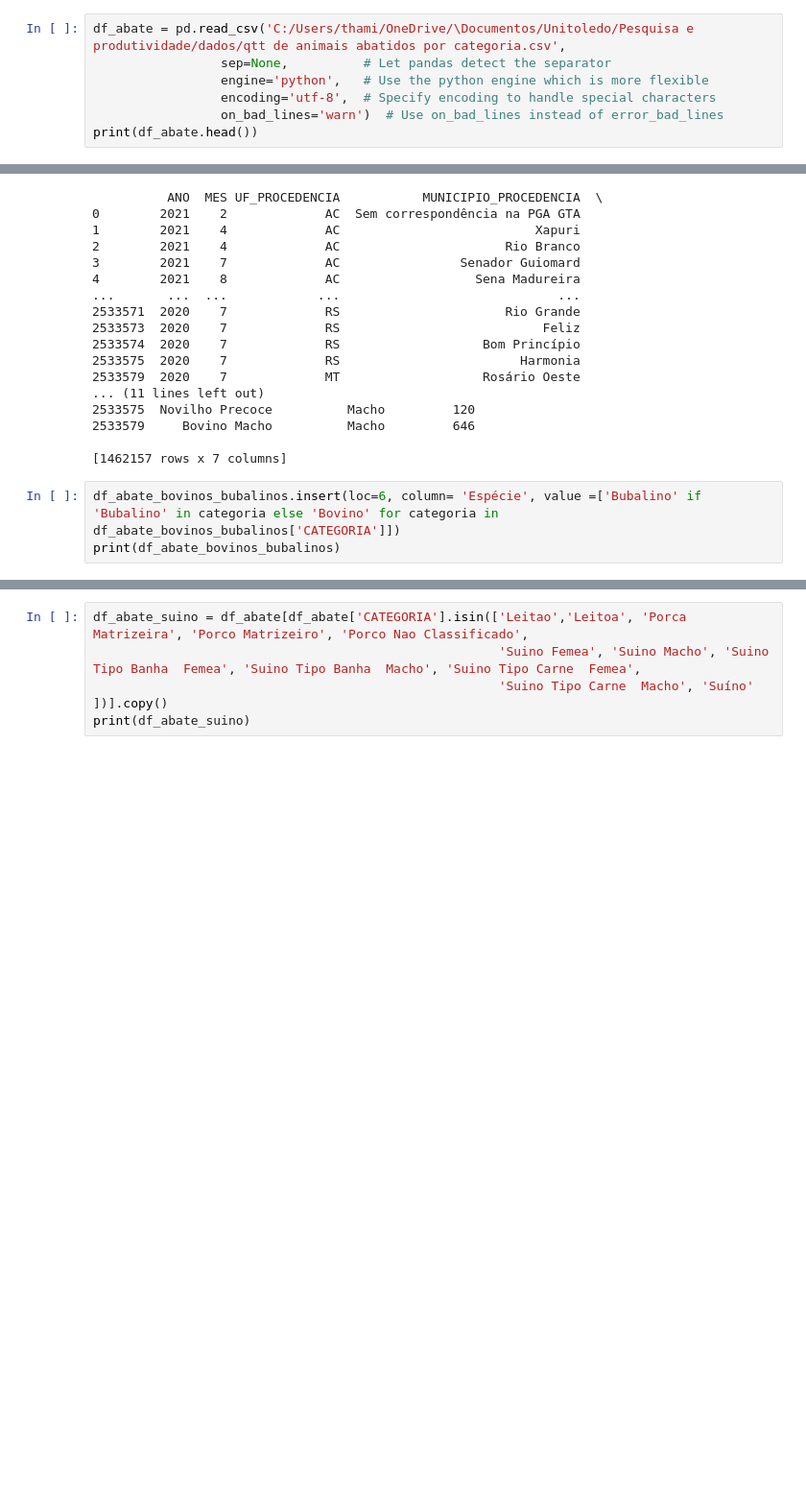
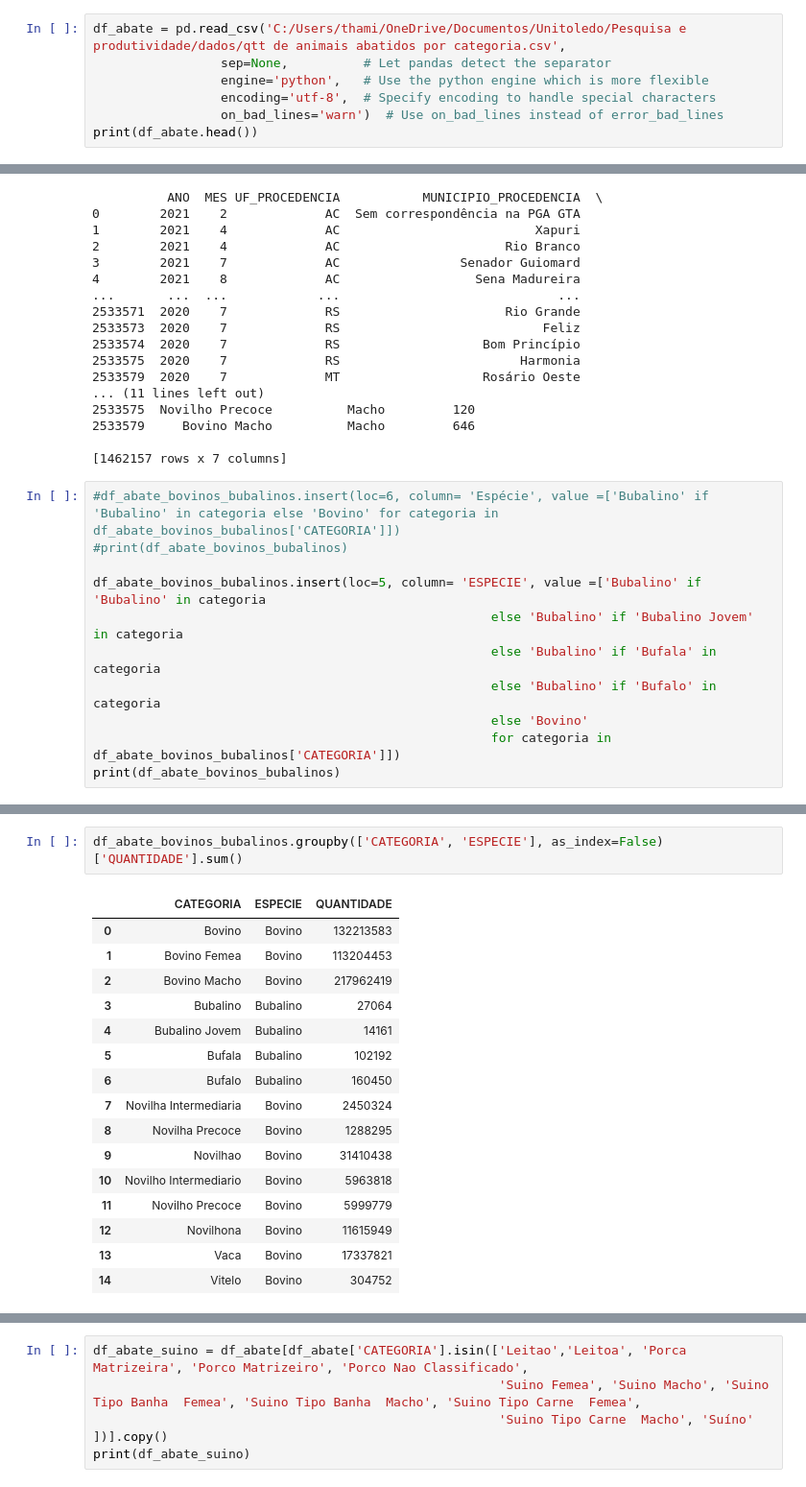
Before and after one commit to Naiasha/Project-data-disease-animal, a Jupyter notebook: Tratamento dos dados/analise_abate.ipynb, the cells around one changed output, grey strips where cells are left out. Shown at 96% size. Drawn from its saved outputs; the diff is of its cells as text; blank space fills up the shorter version.

```diff
--- a/Tratamento dos dados/analise_abate.ipynb
+++ b/Tratamento dos dados/analise_abate.ipynb
@@ -10,7 +10,7 @@ import seaborn as sns
 import numpy as np
 import plotly.express as px
 # %%
-df_abate = pd.read_csv('C:/Users/thami/OneDrive/\Documentos/Unitoledo/Pesquisa e produtividade/dados/qtt de animais abatidos por categoria.csv',
+df_abate = pd.read_csv('C:/Users/thami/OneDrive/Documentos/Unitoledo/Pesquisa e produtividade/dados/qtt de animais abatidos por categoria.csv',
                  sep=None,          # Let pandas detect the separator
                  engine='python',   # Use the python engine which is more flexible
                  encoding='utf-8',  # Specify encoding to handle special characters
@@ -212,7 +212,15 @@ print(df_abate_bovinos_bubalinos)
 
 [1462157 rows x 7 columns]
 # %%
-df_abate_bovinos_bubalinos.insert(loc=6, column= 'Espécie', value =['Bubalino' if 'Bubalino' in categoria else 'Bovino' for categoria in df_abate_bovinos_bubalinos['CATEGORIA']])
+#df_abate_bovinos_bubalinos.insert(loc=6, column= 'Espécie', value =['Bubalino' if 'Bubalino' in categoria else 'Bovino' for categoria in df_abate_bovinos_bubalinos['CATEGORIA']])
+#print(df_abate_bovinos_bubalinos)
+
+df_abate_bovinos_bubalinos.insert(loc=5, column= 'ESPECIE', value =['Bubalino' if 'Bubalino' in categoria
+                                                     else 'Bubalino' if 'Bubalino Jovem' in categoria
+                                                     else 'Bubalino' if 'Bufala' in categoria
+                                                     else 'Bubalino' if 'Bufalo' in categoria
+                                                     else 'Bovino'
+                                                     for categoria in df_abate_bovinos_bubalinos['CATEGORIA']])
 print(df_abate_bovinos_bubalinos)
 # %% [output]
           ANO  MES UF_PROCEDENCIA           MUNICIPIO_PROCEDENCIA  \
@@ -233,5 +241,24 @@ print(df_abate_bovinos_bubalinos)
 
 [1462157 rows x 8 columns]
+# %%
+df_abate_bovinos_bubalinos.groupby(['CATEGORIA', 'ESPECIE'], as_index=False)['QUANTIDADE'].sum()
+# %% [output]
+|  | CATEGORIA | ESPECIE | QUANTIDADE |
+| 0 | Bovino | Bovino | 132213583 |
+| 1 | Bovino Femea | Bovino | 113204453 |
+| 2 | Bovino Macho | Bovino | 217962419 |
+| 3 | Bubalino | Bubalino | 27064 |
+| 4 | Bubalino Jovem | Bubalino | 14161 |
+| 5 | Bufala | Bubalino | 102192 |
+| 6 | Bufalo | Bubalino | 160450 |
+| 7 | Novilha Intermediaria | Bovino | 2450324 |
+| 8 | Novilha Precoce | Bovino | 1288295 |
+| 9 | Novilhao | Bovino | 31410438 |
+| 10 | Novilho Intermediario | Bovino | 5963818 |
+| 11 | Novilho Precoce | Bovino | 5999779 |
+| 12 | Novilhona | Bovino | 11615949 |
+| 13 | Vaca | Bovino | 17337821 |
+| 14 | Vitelo | Bovino | 304752 |
 # %%
 df_abate_bovinos_bubalinos_SE = df_abate_bovinos_bubalinos[df_abate_bovinos_bubalinos['UF_PROCEDENCIA'].isin(['SP', 'RJ', 'MG', 'ES'
 ])]
```
Also changed, not shown: parts of 2 cells of this notebook, 13 other files.
